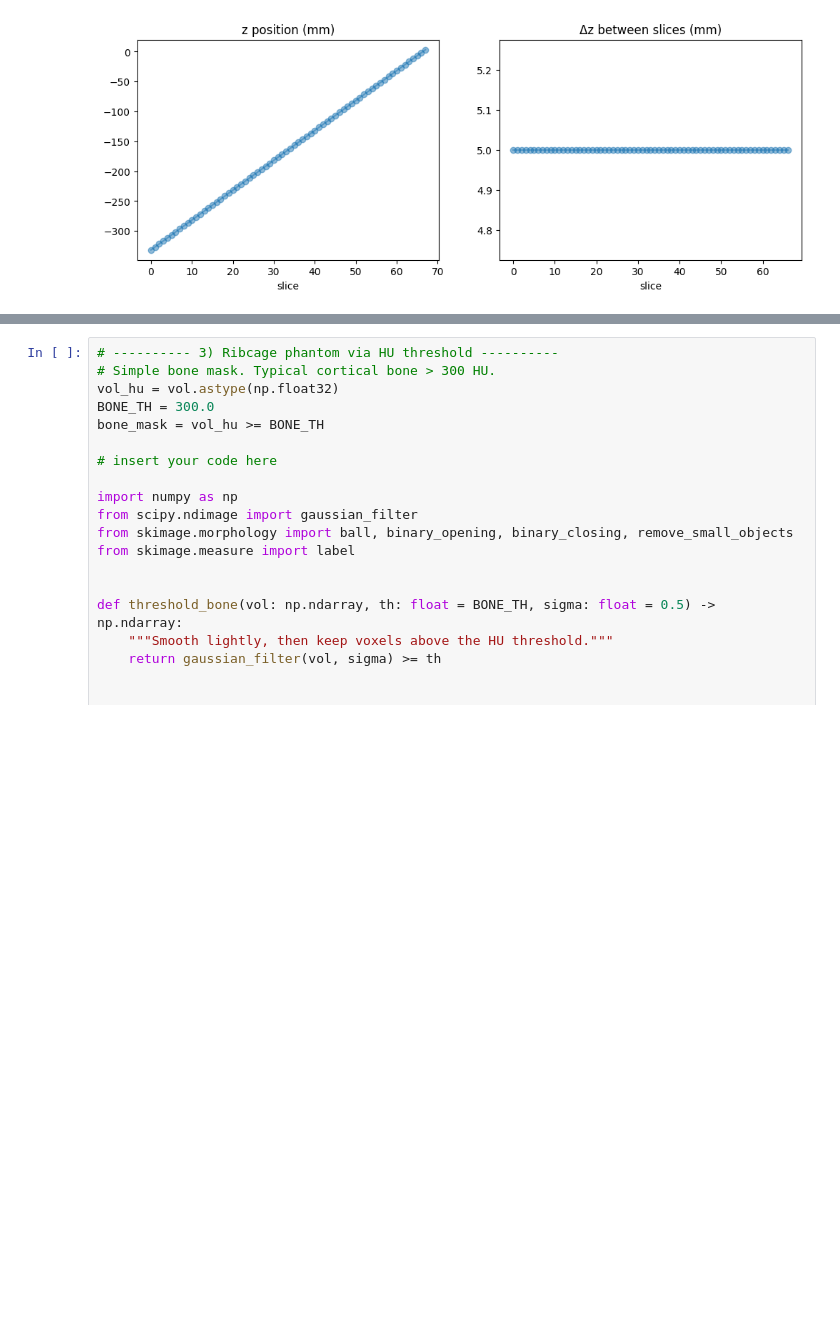
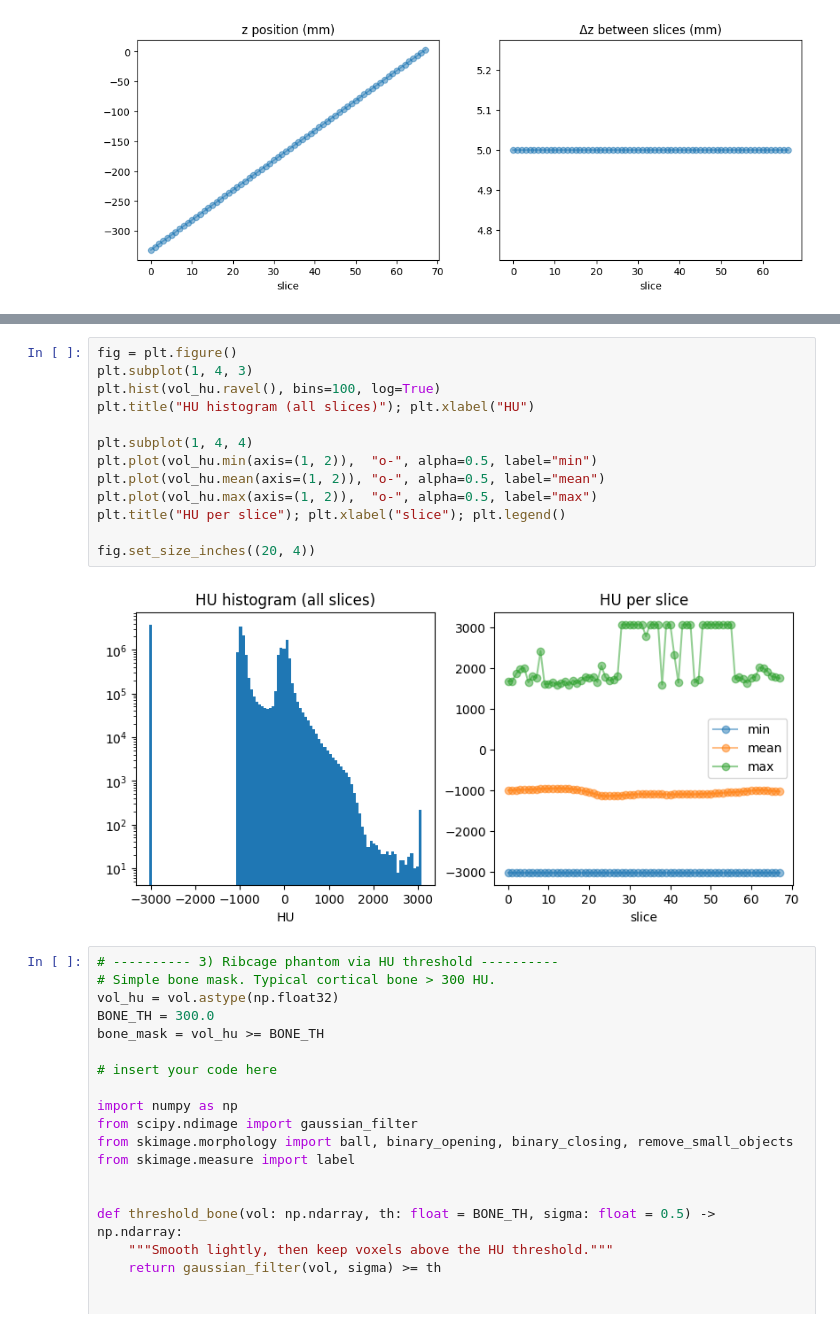
Before and after one commit to sacumesh/medical-imagining-labs, a Jupyter notebook: P1/P1-MI-CT_Reconstruction.ipynb, the cells around one changed output, grey strips where cells are left out. Saved outputs shown, nothing was run; the diff lists cells and outputs as text; blank space fills up the shorter version.

```diff
--- a/P1/P1-MI-CT_Reconstruction.ipynb
+++ b/P1/P1-MI-CT_Reconstruction.ipynb
@@ -239,5 +243,20 @@ interact(
 # %% [output]
 interactive(children=(Dropdown(description='slice', index=34, options=(0, 1, 2, 3, 4, 5, 6, 7, 8, 9, 10, 11, 1…
+# %%
+fig = plt.figure()
+plt.subplot(1, 4, 3)
+plt.hist(vol_hu.ravel(), bins=100, log=True)
+plt.title("HU histogram (all slices)"); plt.xlabel("HU")
+
+plt.subplot(1, 4, 4)
+plt.plot(vol_hu.min(axis=(1, 2)),  "o-", alpha=0.5, label="min")
+plt.plot(vol_hu.mean(axis=(1, 2)), "o-", alpha=0.5, label="mean")
+plt.plot(vol_hu.max(axis=(1, 2)),  "o-", alpha=0.5, label="max")
+plt.title("HU per slice"); plt.xlabel("slice"); plt.legend()
+
+fig.set_size_inches((20, 4))
+# %% [output]
+[figure, added]
 # %%
 # ---------- 3) Ribcage phantom via HU threshold ----------
 # Simple bone mask. Typical cortical bone > 300 HU.
```
Also changed, not shown: parts of 1 cell of this notebook.
